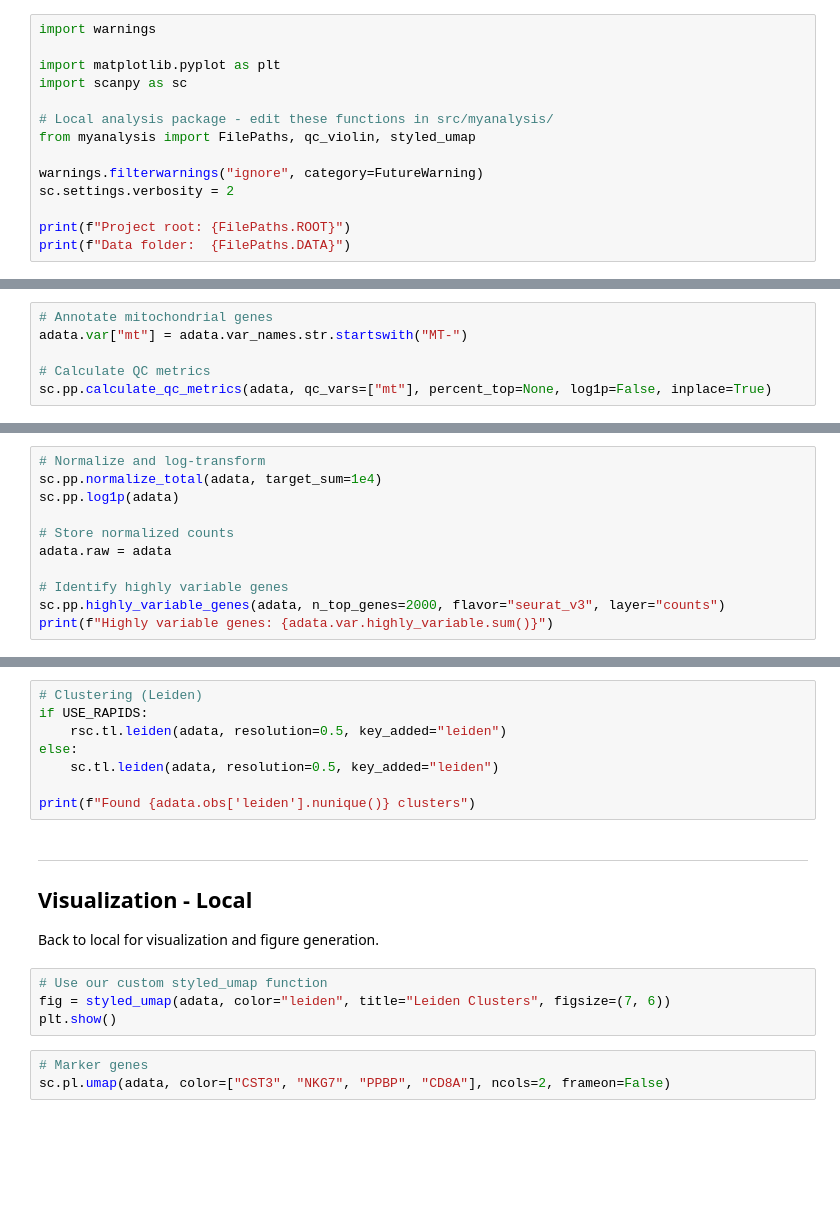
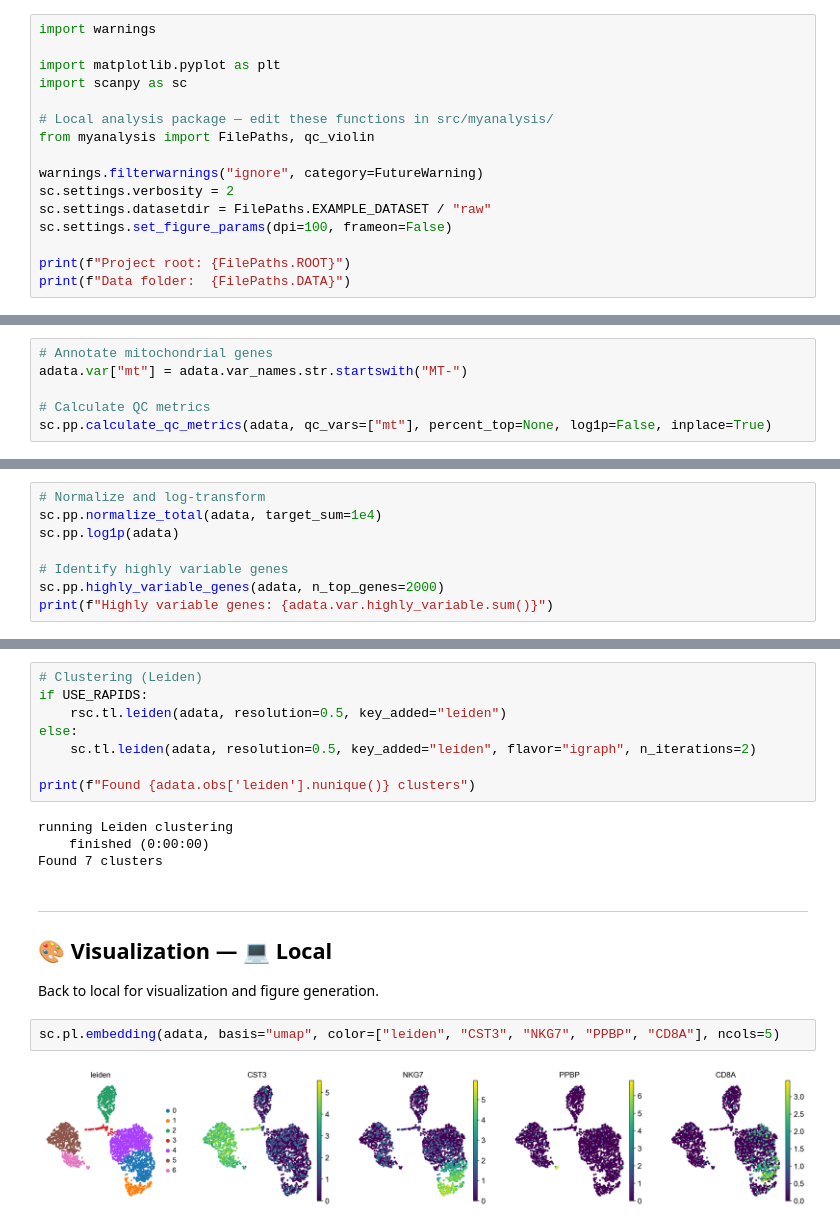
Before and after one commit to quadbio/analysis_template, a Jupyter notebook: analysis/ML-2026-01-27_demo_scRNA_workflow.ipynb, the cells around one changed output, grey strips where cells are left out. Cells and saved outputs as stored; diff of their text form; blank space fills up the shorter version.

Commit message:
Streamline the analysis notebook

```diff
--- a/analysis/ML-2026-01-27_demo_scRNA_workflow.ipynb
+++ b/analysis/ML-2026-01-27_demo_scRNA_workflow.ipynb
@@ -21,11 +26,13 @@ import warnings
 import matplotlib.pyplot as plt
 import scanpy as sc
 
-# Local analysis package - edit these functions in src/myanalysis/
-from myanalysis import FilePaths, qc_violin, styled_umap
+# Local analysis package — edit these functions in src/myanalysis/
+from myanalysis import FilePaths, qc_violin
 
 warnings.filterwarnings("ignore", category=FutureWarning)
 sc.settings.verbosity = 2
+sc.settings.datasetdir = FilePaths.EXAMPLE_DATASET / "raw"
+sc.settings.set_figure_params(dpi=100, frameon=False)
 
 print(f"Project root: {FilePaths.ROOT}")
 print(f"Data folder:  {FilePaths.DATA}")
@@ -74,9 +93,6 @@ Normalization and HVG selection are fast operations.
 sc.pp.normalize_total(adata, target_sum=1e4)
 sc.pp.log1p(adata)
 
-# Store normalized counts
-adata.raw = adata
-
 # Identify highly variable genes
-sc.pp.highly_variable_genes(adata, n_top_genes=2000, flavor="seurat_v3", layer="counts")
+sc.pp.highly_variable_genes(adata, n_top_genes=2000)
 print(f"Highly variable genes: {adata.var.highly_variable.sum()}")
@@ -153,20 +195,21 @@ else:
 if USE_RAPIDS:
     rsc.tl.leiden(adata, resolution=0.5, key_added="leiden")
 else:
-    sc.tl.leiden(adata, resolution=0.5, key_added="leiden")
+    sc.tl.leiden(adata, resolution=0.5, key_added="leiden", flavor="igraph", n_iterations=2)
 
 print(f"Found {adata.obs['leiden'].nunique()} clusters")
+# %% [output]
+running Leiden clustering
+    finished (0:00:00)
+Found 7 clusters
 # %% [markdown]
 ---
 
-## Visualization - Local
+## 🎨 Visualization — 💻 Local
 
 Back to local for visualization and figure generation.
-# %%
-# Use our custom styled_umap function
-fig = styled_umap(adata, color="leiden", title="Leiden Clusters", figsize=(7, 6))
-plt.show()
 # %%
-# Marker genes
-sc.pl.umap(adata, color=["CST3", "NKG7", "PPBP", "CD8A"], ncols=2, frameon=False)
+sc.pl.embedding(adata, basis="umap", color=["leiden", "CST3", "NKG7", "PPBP", "CD8A"], ncols=5)
+# %% [output]
+[figure, added]
 # %% [markdown]
```
Also changed, not shown: parts of 36 cells of this notebook, 6 other files.
